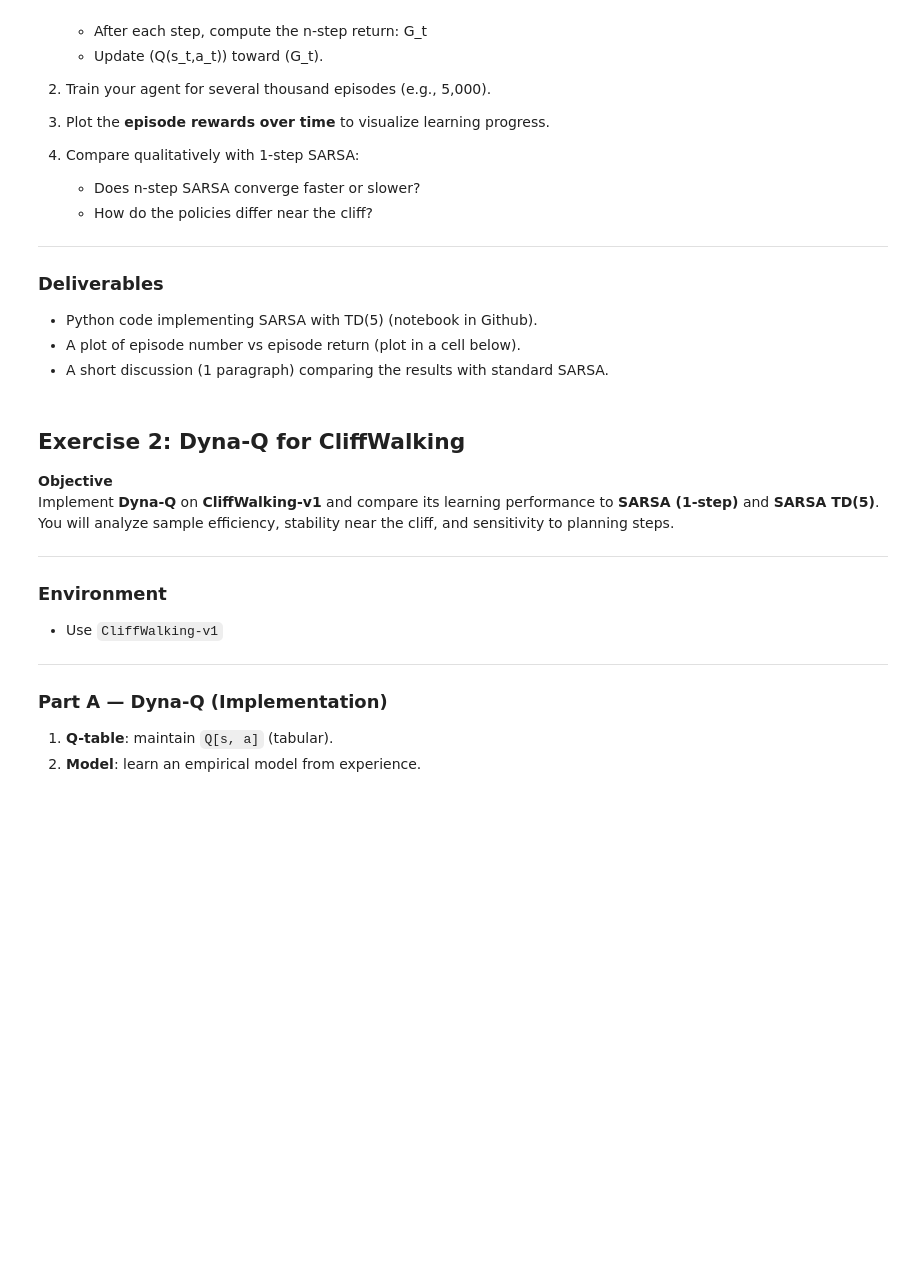
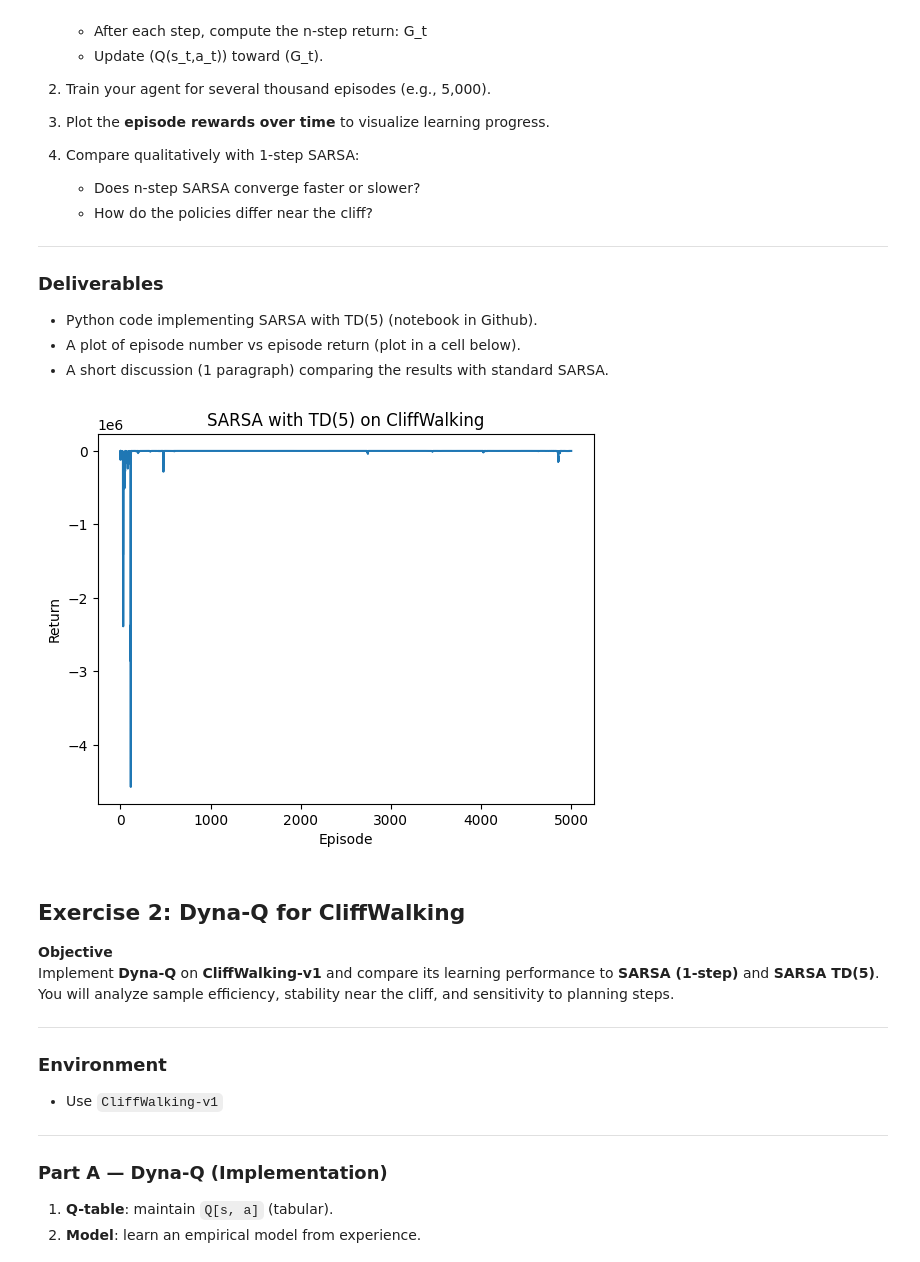
Before and after one commit to aem226/Reinforcement-Learning-Projects, a Jupyter notebook: lab4_dyna.ipynb, the cells around one changed output. Saved outputs shown, nothing was run; the diff lists cells and outputs as text; code cells hidden in the pictures; blank space fills up the shorter version.

```diff
--- a/lab4_dyna.ipynb
+++ b/lab4_dyna.ipynb
@@ -54,7 +76,7 @@ env = gym.make("CliffWalking-v1")
 # Parameters
 n_states = env.observation_space.n
 n_actions = env.action_space.n
-alpha = 0.1           # step size (learning rate)
+alpha = 0.1          # step size learning rate
 gamma = 0.99          # discount factor
 epsilon = 0.1         # epsilon for epsilon-greedy policy
 n_step = 5            # number of steps for TD(n)
@@ -83,8 +105,6 @@ for ep in range(n_episodes):
 
     T = float("inf")
     t = 0
-    G = 0
-    done = False
 
     while True:
         if t < T:
@@ -100,41 +120,42 @@ for ep in range(n_episodes):
                 T = t + 1
             else:
                 next_action = epsilon_greedy(next_state)
                 state = next_state
                 action = next_action
 
         # Time index for state/action to update
         tau = t - n_step + 1
         if tau >= 0:
-            # TODO: Compute the n-step return G for state tau
-            # Hint: use rewards[tau : tau+n] plus Q(s_t+n, a_t+n) if not terminal
-
-            # Example structure:
+            # Compute n-step return
             G = 0.0
-            # accumulate discounted rewards
             for i in range(tau, min(tau + n_step, T)):
                 G += (gamma ** (i - tau)) * rewards[i]
-            if tau + n_step < T:
+
+            if tau + n_step < T and (tau + n_step) < len(states):
                 s_tau_n = states[tau + n_step]
                 a_tau_n = actions[tau + n_step]
                 G += (gamma ** n_step) * Q[s_tau_n, a_tau_n]
 
-            # TODO: Update Q[states[tau], actions[tau]] toward G
-            Q[states[tau], actions[tau]] += alpha * (G - Q[states[tau], actions[tau]])
+            # Update Q
+            s_tau = states[tau]
+            a_tau = actions[tau]
+            Q[s_tau, a_tau] += alpha * (G - Q[s_tau, a_tau])
 
         if tau == T - 1:
             break
 
         t += 1
 
     episode_returns.append(sum(rewards))
 
 # Plot learning curve
 plt.plot(episode_returns)
 plt.xlabel("Episode")
 plt.ylabel("Return")
 plt.title("SARSA with TD(5) on CliffWalking")
 plt.show()
+# %% [output]
+[figure, added]
 # %% [markdown]
 ## Exercise 2: Dyna-Q for CliffWalking
 
```
Also changed, not shown: parts of 4 cells of this notebook.
